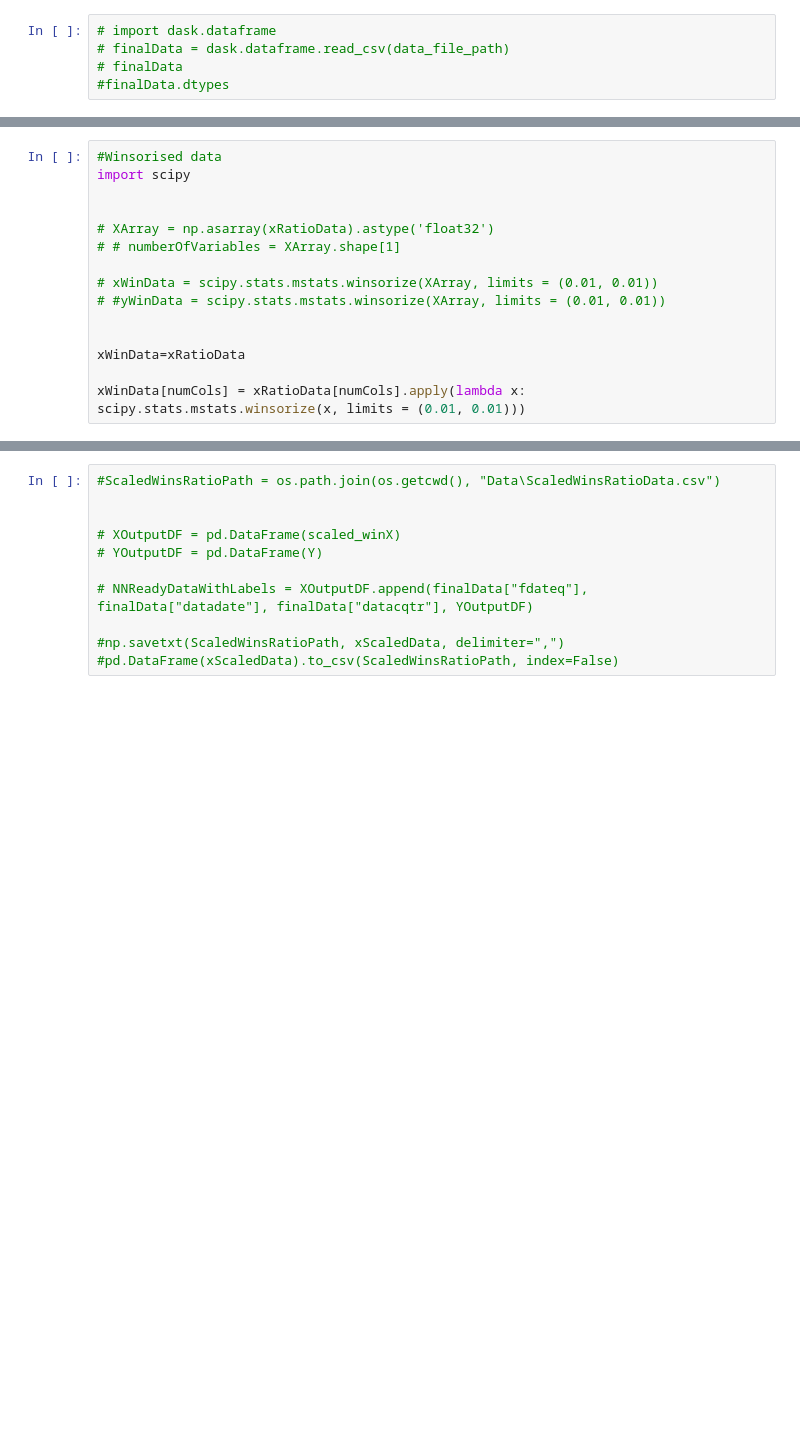
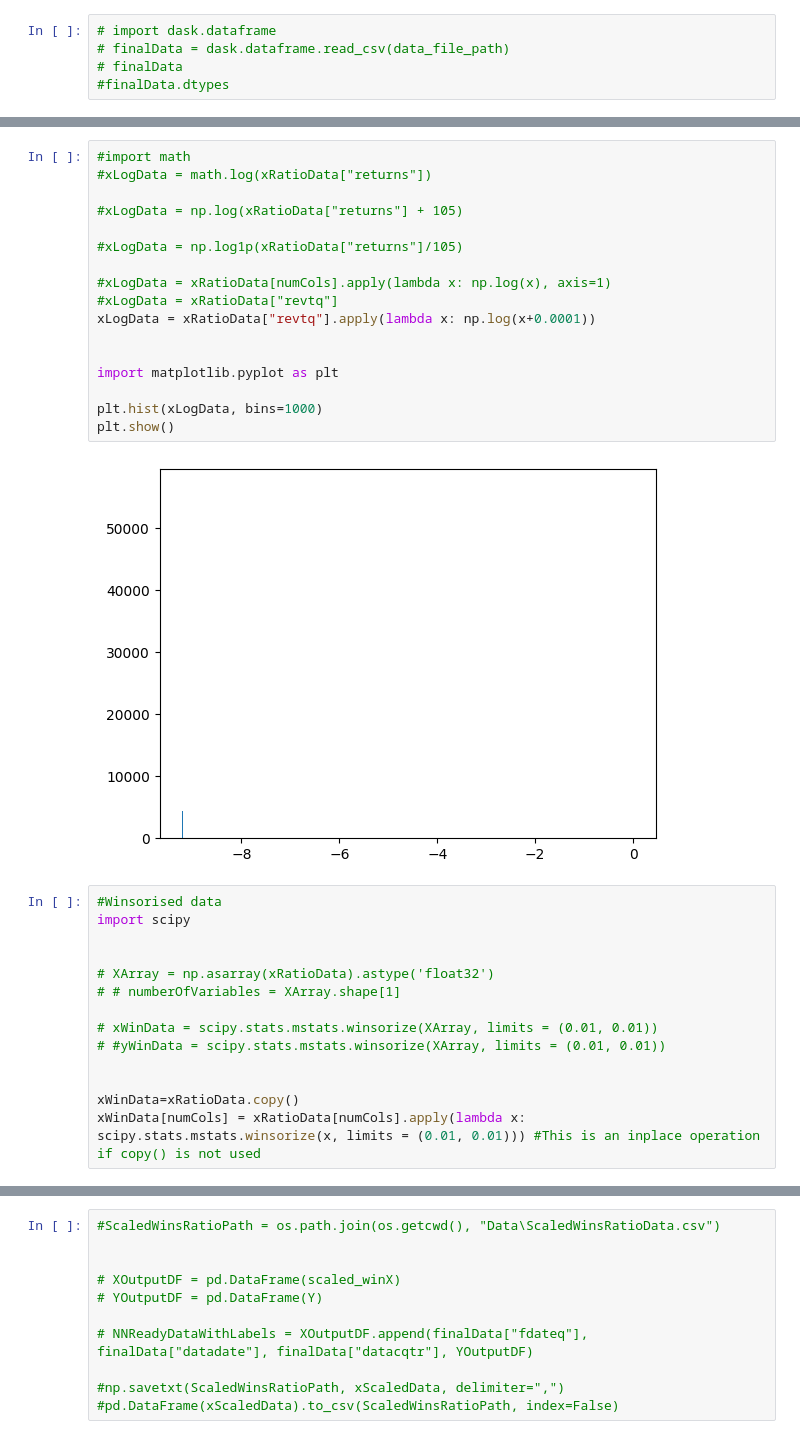
Before and after one commit to rrobberobin/MLStockForecasting, a Jupyter notebook: RobinThesisTensorflow.ipynb, the cells around one changed output, grey strips where cells are left out. Cells and saved outputs as stored; diff of their text form; blank space fills up the shorter version.

```diff
--- a/RobinThesisTensorflow.ipynb
+++ b/RobinThesisTensorflow.ipynb
@@ -167,3 +174,22 @@ plt.show()
+# %%
+#import math
+#xLogData = math.log(xRatioData["returns"])
+
+#xLogData = np.log(xRatioData["returns"] + 105)
+
+#xLogData = np.log1p(xRatioData["returns"]/105)
+
+#xLogData = xRatioData[numCols].apply(lambda x: np.log(x), axis=1)
+#xLogData = xRatioData["revtq"]
+xLogData = xRatioData["revtq"].apply(lambda x: np.log(x+0.0001))
+
+
+import matplotlib.pyplot as plt
+
+plt.hist(xLogData, bins=1000)
+plt.show()
+# %% [output]
+[figure, added]
 # %%
 #Winsorised data
 import scipy
@@ -176,9 +202,8 @@ import scipy
 # #yWinData = scipy.stats.mstats.winsorize(XArray, limits = (0.01, 0.01))
 
 
-xWinData=xRatioData
-
-xWinData[numCols] = xRatioData[numCols].apply(lambda x: scipy.stats.mstats.winsorize(x, limits = (0.01, 0.01)))
+xWinData=xRatioData.copy()
+xWinData[numCols] = xRatioData[numCols].apply(lambda x: scipy.stats.mstats.winsorize(x, limits = (0.01, 0.01))) #This is an inplace operation if copy() is not used
 # %%
 from sklearn.preprocessing import MinMaxScaler, StandardScaler
 #scaler = MinMaxScaler(feature_range=(0, 1))
```
Also changed, not shown: parts of 17 cells of this notebook, 1 other file.
